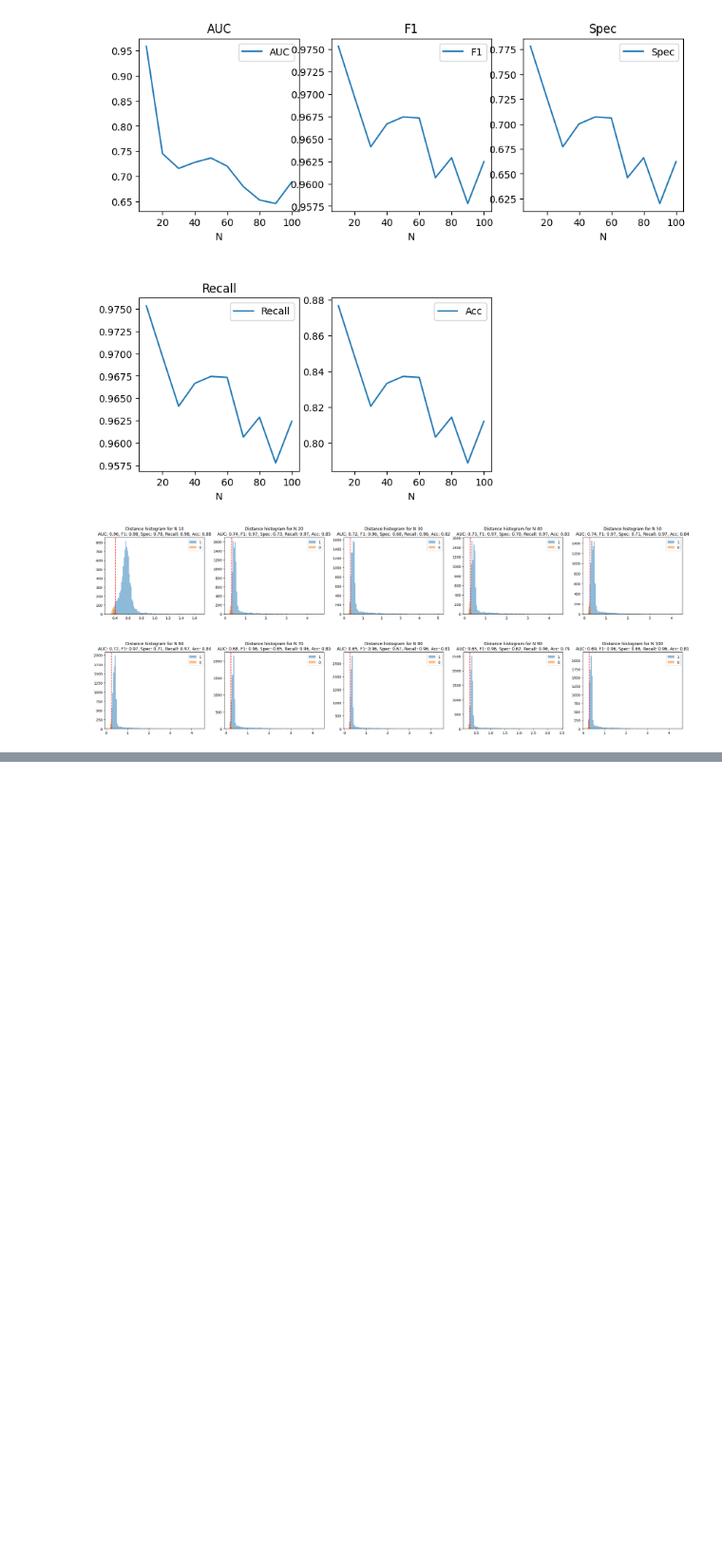
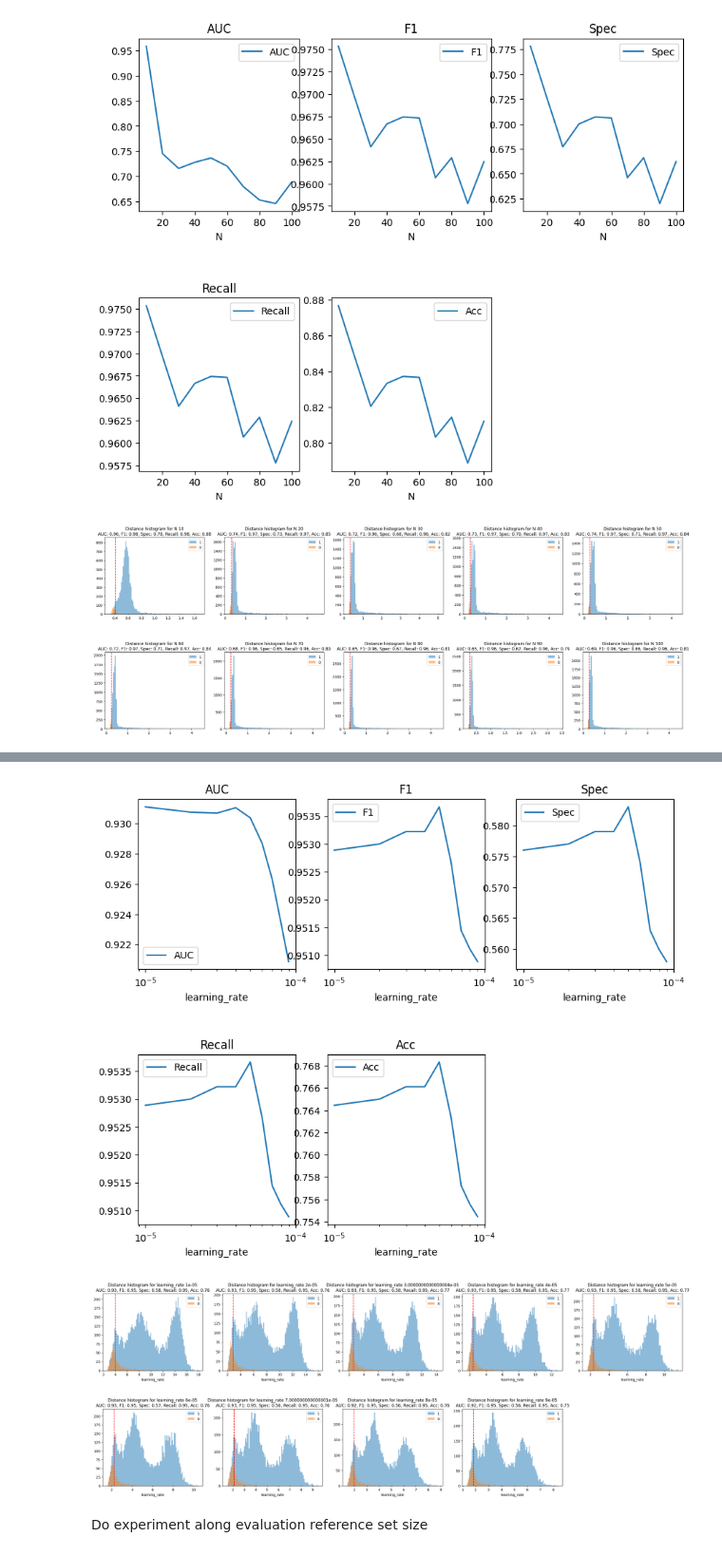
Before and after one commit to SoulMind01/FewShot-demo, a Jupyter notebook: experiment.ipynb, the cells around one changed output, grey strips where cells are left out. Shown at 95% size. Drawn from its saved outputs; the diff is of its cells as text; code cells hidden in the pictures; blank space fills up the shorter version.

```diff
--- a/experiment.ipynb
+++ b/experiment.ipynb
@@ -972,0 +1474,15 @@ for i, N in enumerate(N_range):
+# %%
+args = init_args()
+args.normal_class = 4
+result_learning_rate = {}
+result_learning_rate['df'], result_learning_rate['auc'], result_learning_rate['f1'], result_learning_rate['spec'], result_learning_rate['recall'], result_learning_rate['acc'] = [], [], [], [], [], []
+learning_rate_range = np.arange(1e-5, 1e-4, 1e-5)
+for lr in learning_rate_range:
+    args.lr = lr
+    df, auc, f1, spec, recall, acc = train(args)
+    result_learning_rate['df'].append(df)
+    result_learning_rate['auc'].append(auc)
+    result_learning_rate['f1'].append(f1)
+    result_learning_rate['spec'].append(spec)
+    result_learning_rate['recall'].append(recall)
+    result_learning_rate['acc'].append(acc)
@@ -972,0 +1643,50 @@ for i, N in enumerate(N_range):
+# %%
+# Analyze result
+# plot auc, f1, spec, recall, acc along learning_rate
+plt.figure(figsize=(10, 8))
+plt.subplots_adjust(hspace=0.5)
+plt.subplot(2, 3, 1)
+plt.semilogx(learning_rate_range, result_learning_rate['auc'], label="AUC")
+plt.xlabel('learning_rate')
+plt.legend()
+plt.title("AUC")
+plt.subplot(2, 3, 2)
+plt.semilogx(learning_rate_range, result_learning_rate['f1'], label="F1")
+plt.xlabel('learning_rate')
+plt.legend()
+plt.title("F1")
+plt.subplot(2, 3, 3)
+plt.semilogx(learning_rate_range, result_learning_rate['spec'], label="Spec")
+plt.xlabel('learning_rate')
+plt.legend()
+plt.title("Spec")
+plt.subplot(2, 3, 4)
+plt.semilogx(learning_rate_range, result_learning_rate['recall'], label="Recall")
+plt.xlabel('learning_rate')
+plt.legend()
+plt.title("Recall")
+plt.subplot(2, 3, 5)
+plt.semilogx(learning_rate_range, result_learning_rate['acc'], label="Acc")
+plt.xlabel('learning_rate')
+plt.legend()
+plt.title("Acc")
+
+# plot the histogram for each learning_rate
+plt.figure(figsize=(30, 10))
+for i, lr in enumerate(learning_rate_range):
+    plt.subplot(2, int(np.ceil(len(learning_rate_range)/2)), i+1)
+    plt.subplots_adjust(hspace=0.5)
+    thres = np.percentile(result_learning_rate['df'][i]["minimum_dists"], 10)
+    for label in result_learning_rate['df'][i]["label"].unique():
+        plt.hist(result_learning_rate['df'][i][result_learning_rate['df'][i]["label"] == label]["minimum_dists"], alpha=0.5, label=label, bins=100)
+    plt.legend()
+    plt.title(f"Distance histogram for learning_rate {lr}\nAUC: {result_learning_rate['auc'][i]:.2f}, F1: {result_learning_rate['f1'][i]:.2f}, Spec: {result_learning_rate['spec'][i]:.2f}, Recall: {result_learning_rate['recall'][i]:.2f}, Acc: {result_learning_rate['acc'][i]:.2f}")
+    plt.axvline(x=thres, color="r", linestyle="--")
+    plt.xlabel('learning_rate')
+
+# print the best case according to the average F1 score
+# %% [output]
+[figure, added]
+[figure, added]
+# %% [markdown]
+Do experiment along evaluation reference set size
```
Also changed, not shown: parts of 13 cells of this notebook, 2 other files.
